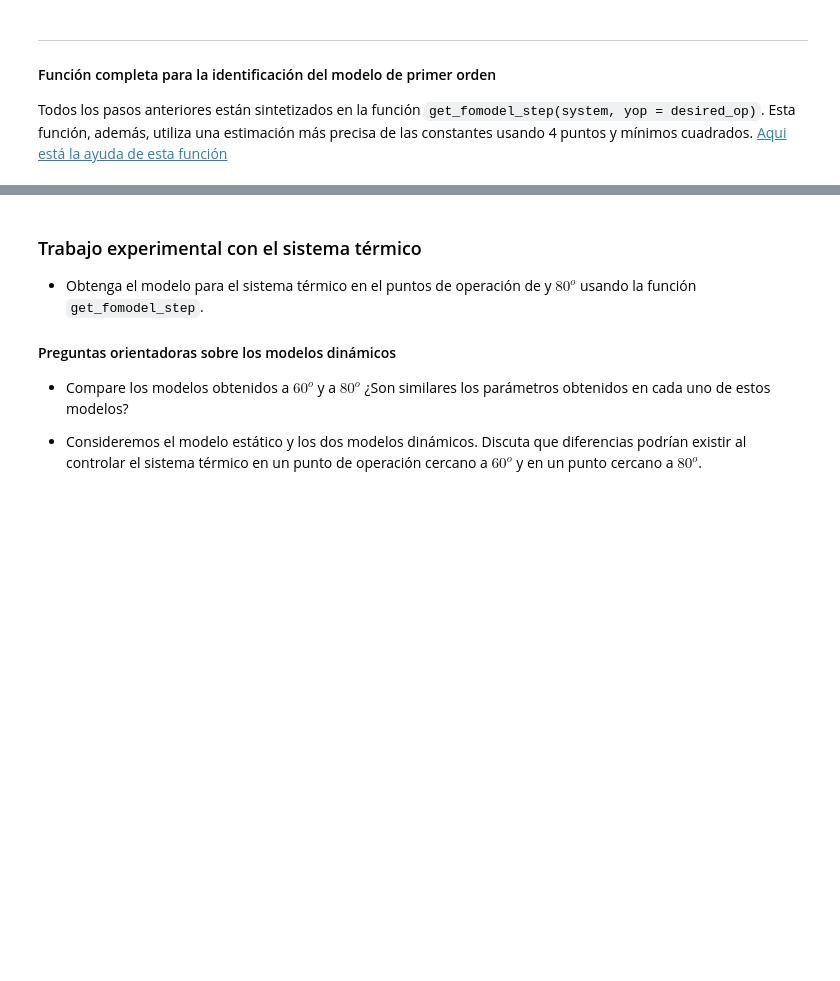
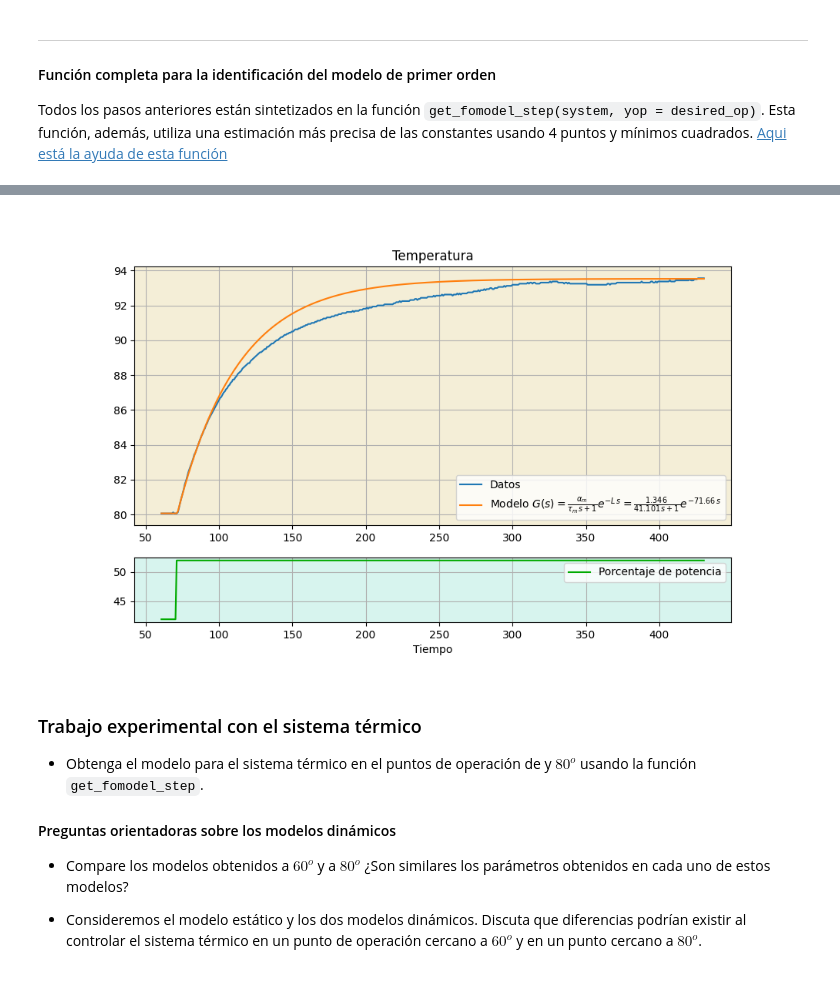
Before and after one commit to odacostaz/UNThermal, a Jupyter notebook: code/python_code/notebooks_lab_2024_2/guia1a-Identificacion_curva_de_reaccion.ipynb, the cells around one changed output, grey strips where cells are left out. Cells and saved outputs as stored; diff of their text form; code cells hidden in the pictures; blank space fills up the shorter version.

```diff
--- a/code/python_code/notebooks_lab_2024_2/guia1a-Identificacion_curva_de_reaccion.ipynb
+++ b/code/python_code/notebooks_lab_2024_2/guia1a-Identificacion_curva_de_reaccion.ipynb
@@ -267,3 +360,43 @@ Todos los pasos anteriores están sintetizados en la función `get_fomodel_step(
+# %%
+# Paso 4 calculamos los valores estimados de tao, L y alpha
+
+
+tau = (t2-t1)/np.log((1-y1n)/(1-y2n))
+L = np.max([0,t1 + tau * np.log(1-y1n)])
+alpha = delta_y / delta_u
+# %%
+def compute_step_response(t, alpha, tau, L):
+    # esta función calcula la respuesta al escalon con los parametros
+    ym = []
+    for ti in t:
+        yi = alpha * delta_u * (1 - np.exp(-np.max([0, ti-L]) / tau)) + ya
+        ym.append(yi)
+    return ym
+
+
+# calculamos la respuesta del modelo
+ymodel = compute_step_response(t, alpha, tau, L)
+
+# ahora graficamos la salida comparar los resultados
+fig, (ay, au) = plt.subplots(2, 1, figsize=(10, 6),height_ratios=[4, 1])
+ay.plot(t, y, t, ymodel)
+ay.grid(True)
+ay.set_title('Temperatura')
+ay.set_facecolor('#f4eed7')
+ay.legend(["Datos", r"Modelo $G(s)= \frac{\alpha_m}{\tau_m\,s + 1} e^{-L\,s} = \frac{%0.3f }{%0.3f\,s+1}e^{-%0.2f\,s}$" %(alpha, tau, L)])
+
+
+# En este gráfico está la entrada escalón
+au.plot(t, u, label='% de potencia de entrada', color="#00aa00")
+au.set_xlabel("Tiempo")
+au.set_facecolor('#d7f4ee')
+au.grid(True)
+au.legend(["Porcentaje de potencia"])
+
+plt.savefig("Punto_de_operacion_80°", format="png", bbox_inches="tight") # para salvar la figura
+plt.show()
+# %% [output]
+[figure, added]
 # %% [markdown]
 ### Trabajo experimental con el sistema térmico
 
```
Also changed, not shown: parts of 12 cells of this notebook.
